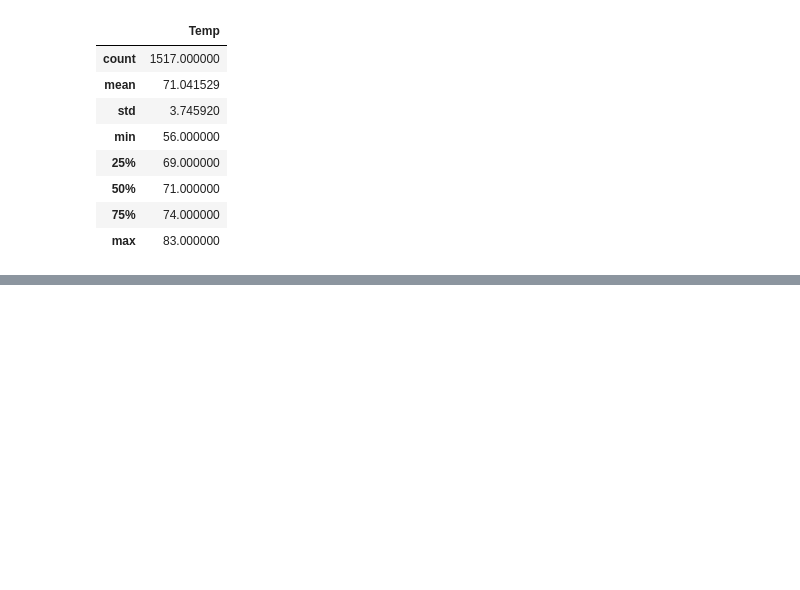
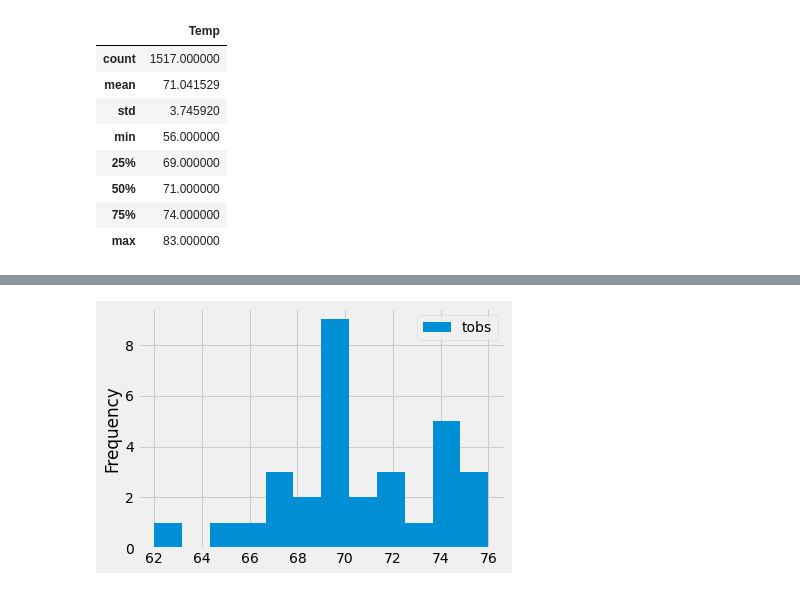
Before and after one commit to mattnelson-code/Surfs_Up, a Jupyter notebook: SurfsUp_Challenge.ipynb, the cells around one changed output, grey strips where cells are left out. Cells and saved outputs as stored; diff of their text form; code cells hidden in the pictures; blank space fills up the shorter version.

```diff
--- a/SurfsUp_Challenge.ipynb
+++ b/SurfsUp_Challenge.ipynb
@@ -160,0 +170,16 @@ plt.tight_layout()
+# %%
+# Station Analysis: Plot Temperature Observations for the Most Active Station in December.
+# Calculate the date one year from the last date in data set.
+prev_year = dt.date(2017, 8, 23) - dt.timedelta(days=365)
+
+results = session.query(Measurement.tobs).\
+filter(Measurement.station == 'USC00519281').\
+filter(Measurement.date >= prev_year).\
+filter(extract('month', Measurement.date) == 12).all()
+
+df = pd.DataFrame(results, columns=['tobs'])
+
+df.plot.hist(bins=12)
+plt.tight_layout()
+# %% [output]
+[figure, added]
```
Also changed, not shown: parts of 6 cells of this notebook, 1 other file.
